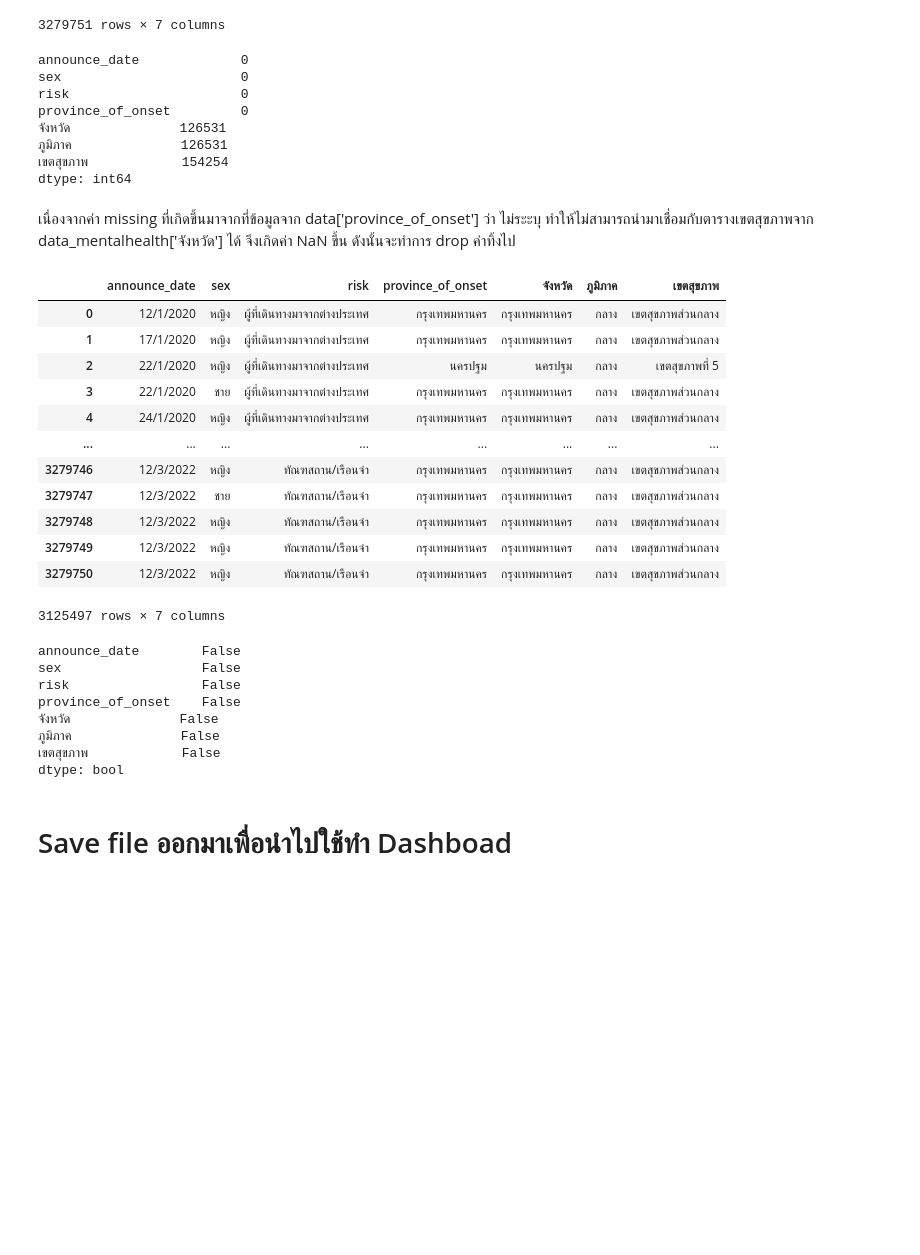
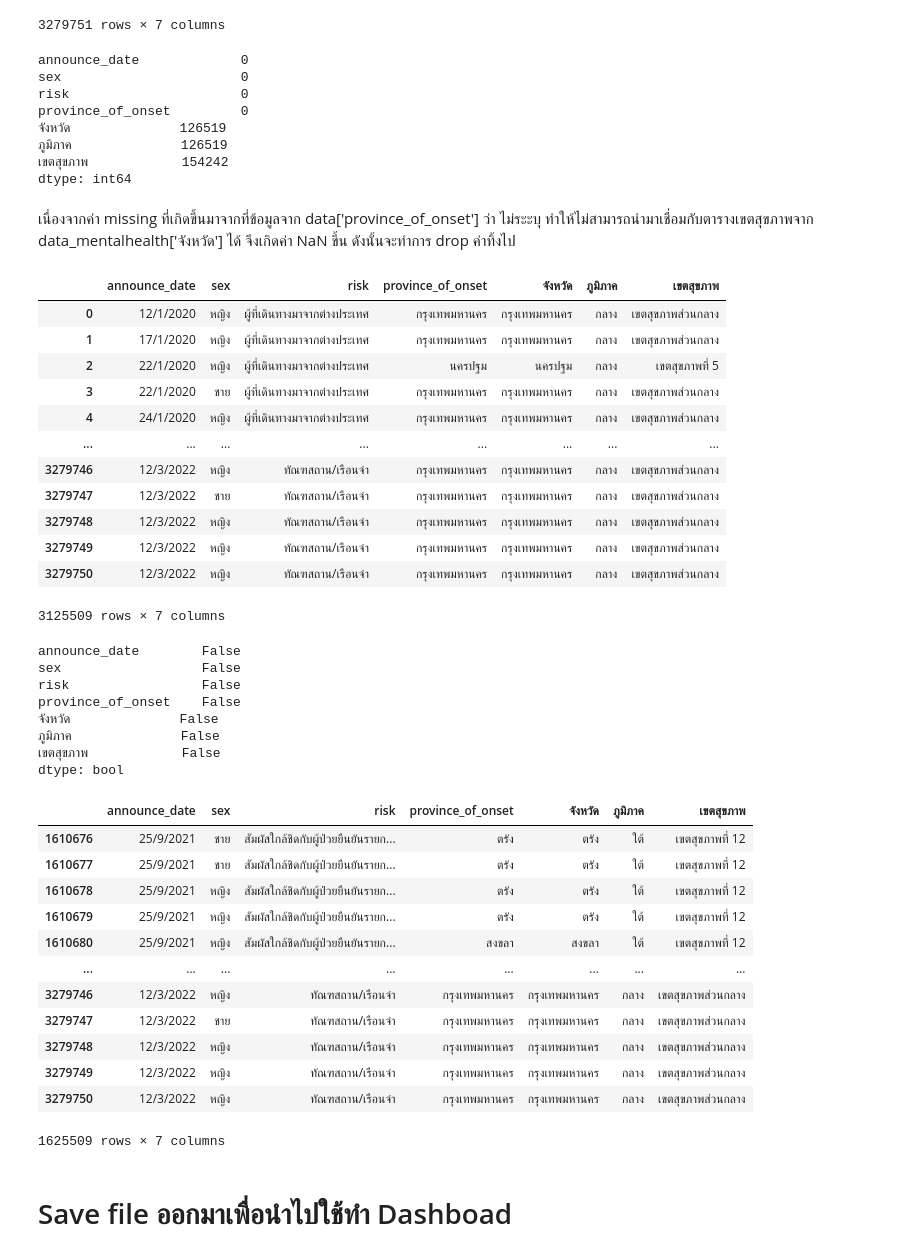
Before and after one commit to kittimaxz/data_viz_2022, a Jupyter notebook: Project.ipynb, the cells around one changed output. Cells and saved outputs as stored; diff of their text form; code cells hidden in the pictures; blank space fills up the shorter version.

```diff
--- a/Project.ipynb
+++ b/Project.ipynb
@@ -863,14 +863,17 @@ data_covid['province_of_onset'].replace({'\tประจวบคีรีขั
                             'แล้วป่วย':'ไม่ระบุ',
                             'โพธิ์ทอง':'อ่างทอง',
                             'ไชโย':'อ่างทอง',
-                            'ไม่มีชื่อหอพัก':'ไม่ระบุ',
-                            'กาญจบุรี':'กาญจนบุรี,',
-                            'ลำพููน':'ลำพูน',
-                            'พัทยา':'ชลบุรี',
-                            'อุดรธานีี':'อุดรธานี',
-                            'เพชรบุูรณ์':'เพชรบูรณ์',
-                            'เพชรบููรณ์':'เพชรบูรณ์',
-                            'ประจวบคีรีขันธ์ ':'ประจวบคีรีขันธ์'}, inplace=True)
+                            'ไม่มีชื่อหอพัก':'ไม่ระบุ'}, inplace=True)
+# %%
+data_covid['province_of_onset'].replace({'กาญจบุรี':'กาญจนบุรี,',
+                            'ลำพููน':'ลำพูน',
+                            'พัทยา':'ชลบุรี',
+                            'อุดรธานีี':'อุดรธานี',
+                            'เพชรบุูรณ์':'เพชรบูรณ์',
+                            'เพชรบููรณ์':'เพชรบูรณ์',
+                            'ประจวบคีรีขันธ์ ':'ประจวบคีรีขันธ์',
+                            '\xa0สมุทรสาคร':'สมุทรสาคร',
+                            'อุุดรธานี':'อุดรธานี'}, inplace=True)
 # %%
 set(data_covid['province_of_onset'])
 # %% [output]
@@ -1002,9 +1021,9 @@ announce_date             0
 sex                       0
 risk                      0
 province_of_onset         0
-จังหวัด              126531
-ภูมิภาค              126531
-เขตสุขภาพ            154254
+จังหวัด              126519
+ภูมิภาค              126519
+เขตสุขภาพ            154242
 dtype: int64
 # %% [markdown]
 เนื่องจากค่า missing ที่เกิดขึ้นมาจากที่ข้อมูลจาก data['province_of_onset'] ว่า ไม่ระะบุ ทำให้ไม่สามารถนำมาเชื่อมกับตารางเขตสุขภาพจาก data_mentalhealth['จังหวัด'] ได้ จึงเกิดค่า NaN ขึ้น ดังนั้นจะทำการ drop ค่าทิ้งไป
@@ -1024,7 +1043,7 @@ data_project
 | 3279748 | 12/3/2022 | หญิง | ทัณฑสถาน/เรือนจำ | กรุงเทพมหานคร | กรุงเทพมหานคร | กลาง | เขตสุขภาพส่วนกลาง |
 | 3279749 | 12/3/2022 | หญิง | ทัณฑสถาน/เรือนจำ | กรุงเทพมหานคร | กรุงเทพมหานคร | กลาง | เขตสุขภาพส่วนกลาง |
 | 3279750 | 12/3/2022 | หญิง | ทัณฑสถาน/เรือนจำ | กรุงเทพมหานคร | กรุงเทพมหานคร | กลาง | เขตสุขภาพส่วนกลาง |
-3125497 rows × 7 columns
+3125509 rows × 7 columns
 # %%
 data_project.isnull().any() # เช็คดูค่า missing
 # %% [output]
@@ -1036,6 +1055,23 @@ province_of_onset    False
 ภูมิภาค              False
 เขตสุขภาพ            False
 dtype: bool
+# %%
+data_dashboard = data_project.iloc[1500000:,:]
+data_dashboard
+# %% [output]
+|  | announce_date | sex | risk | province_of_onset | จังหวัด | ภูมิภาค | เขตสุขภาพ |
+| 1610676 | 25/9/2021 | ชาย | สัมผัสใกล้ชิดกับผู้ป่วยยืนยันรายก... | ตรัง | ตรัง | ใต้ | เขตสุขภาพที่ 12 |
+| 1610677 | 25/9/2021 | ชาย | สัมผัสใกล้ชิดกับผู้ป่วยยืนยันรายก... | ตรัง | ตรัง | ใต้ | เขตสุขภาพที่ 12 |
+| 1610678 | 25/9/2021 | หญิง | สัมผัสใกล้ชิดกับผู้ป่วยยืนยันรายก... | ตรัง | ตรัง | ใต้ | เขตสุขภาพที่ 12 |
+| 1610679 | 25/9/2021 | หญิง | สัมผัสใกล้ชิดกับผู้ป่วยยืนยันรายก... | ตรัง | ตรัง | ใต้ | เขตสุขภาพที่ 12 |
+| 1610680 | 25/9/2021 | หญิง | สัมผัสใกล้ชิดกับผู้ป่วยยืนยันรายก... | สงขลา | สงขลา | ใต้ | เขตสุขภาพที่ 12 |
+| ... | ... | ... | ... | ... | ... | ... | ... |
+| 3279746 | 12/3/2022 | หญิง | ทัณฑสถาน/เรือนจำ | กรุงเทพมหานคร | กรุงเทพมหานคร | กลาง | เขตสุขภาพส่วนกลาง |
+| 3279747 | 12/3/2022 | ชาย | ทัณฑสถาน/เรือนจำ | กรุงเทพมหานคร | กรุงเทพมหานคร | กลาง | เขตสุขภาพส่วนกลาง |
+| 3279748 | 12/3/2022 | หญิง | ทัณฑสถาน/เรือนจำ | กรุงเทพมหานคร | กรุงเทพมหานคร | กลาง | เขตสุขภาพส่วนกลาง |
+| 3279749 | 12/3/2022 | หญิง | ทัณฑสถาน/เรือนจำ | กรุงเทพมหานคร | กรุงเทพมหานคร | กลาง | เขตสุขภาพส่วนกลาง |
+| 3279750 | 12/3/2022 | หญิง | ทัณฑสถาน/เรือนจำ | กรุงเทพมหานคร | กรุงเทพมหานคร | กลาง | เขตสุขภาพส่วนกลาง |
+1625509 rows × 7 columns
 # %% [markdown]
 # Save file ออกมาเพื่อนำไปใช้ทำ Dashboad
 # %%
```
Also changed, not shown: parts of 2 cells of this notebook.
